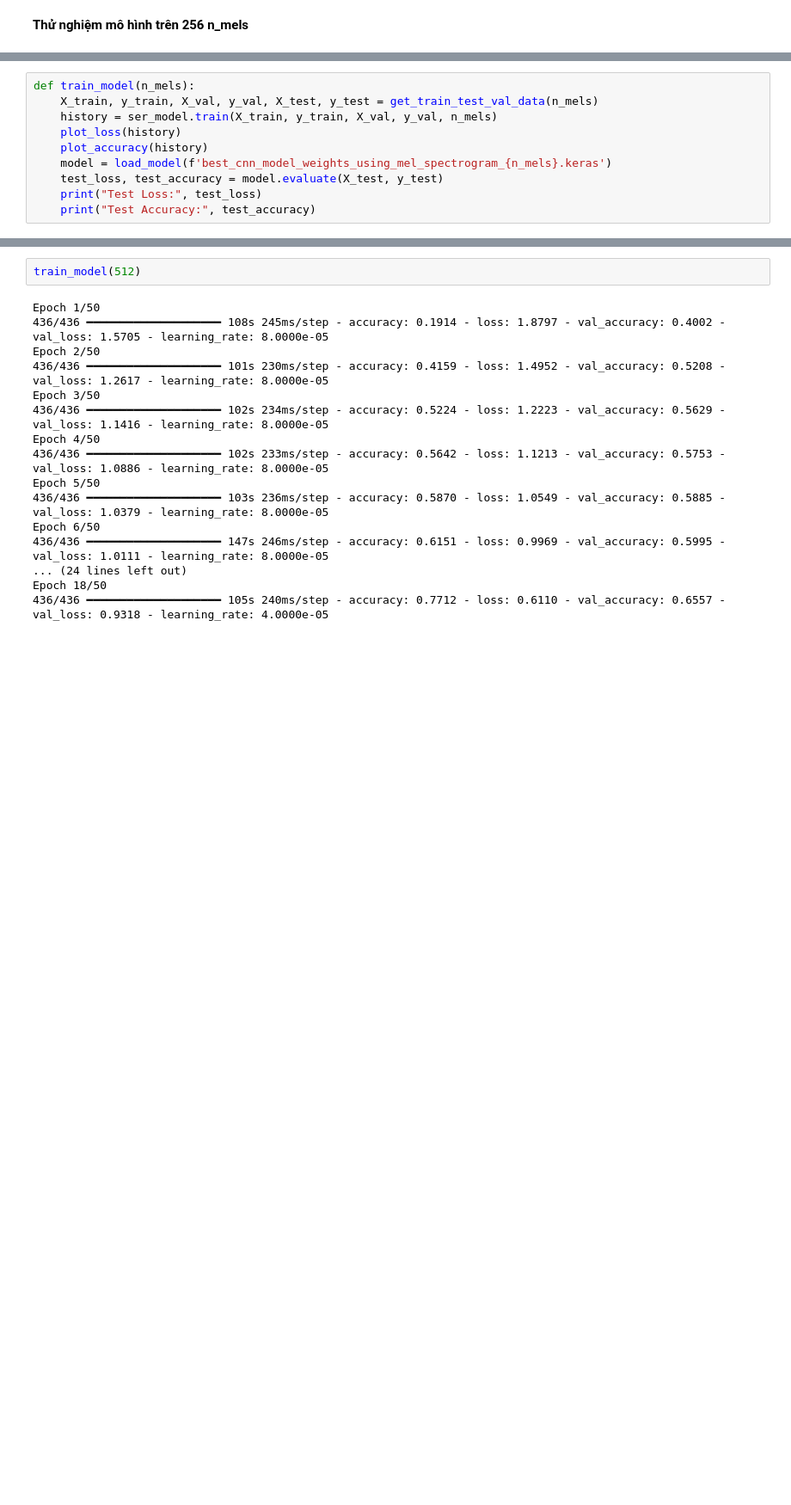
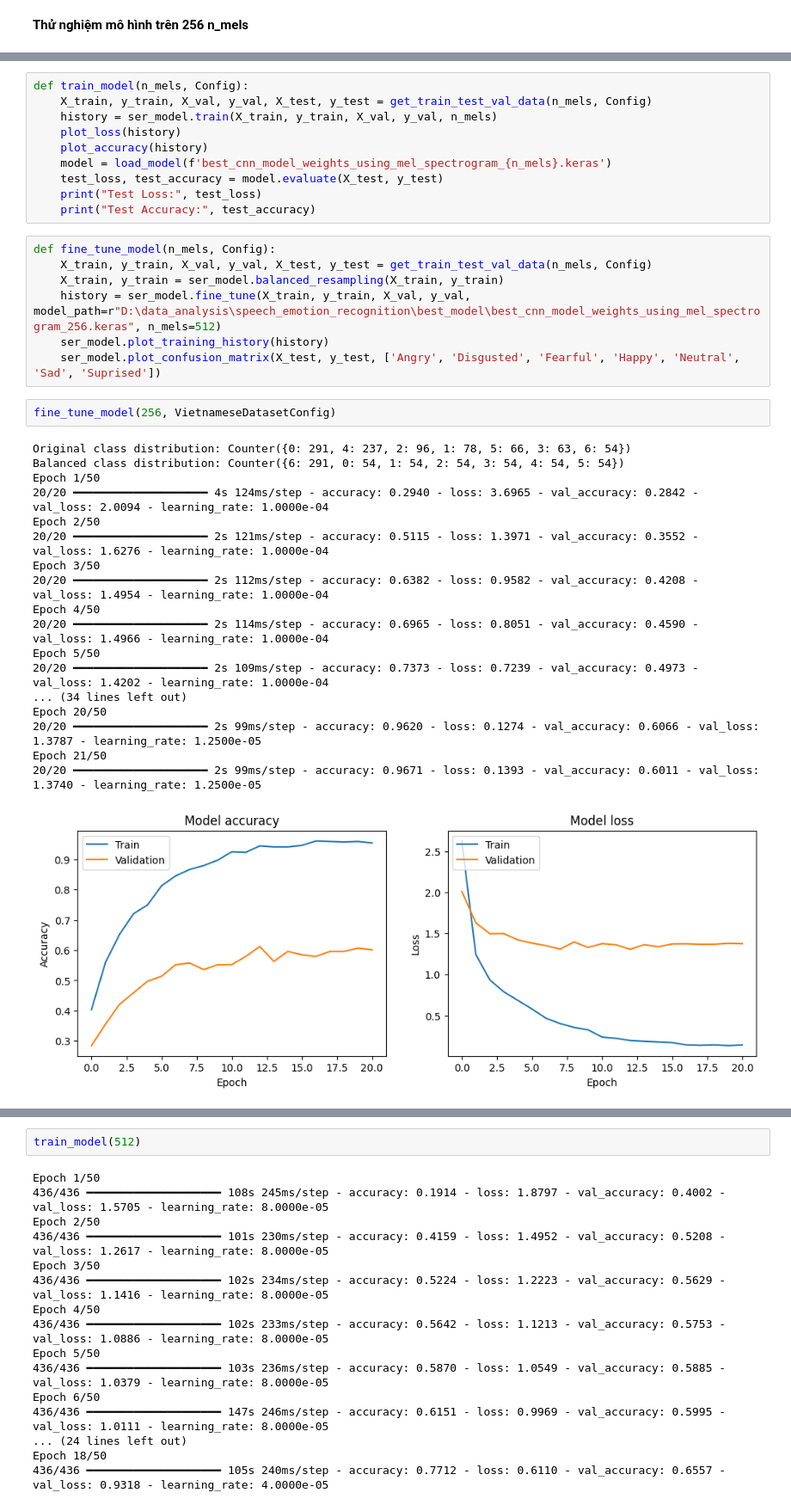
Before and after one commit to trucni2005/Speech-Emotion-Recognition, a Jupyter notebook: cnn_model_using_mel_spectrogram_test.ipynb, the cells around one changed output, grey strips where cells are left out. Shown at 86% size. Cells and saved outputs as stored; diff of their text form; blank space fills up the shorter version.

```diff
--- a/cnn_model_using_mel_spectrogram_test.ipynb
+++ b/cnn_model_using_mel_spectrogram_test.ipynb
@@ -72,8 +72,8 @@ def get_train_test_val_data(n_mels):
     X_test, y_test = ser_model.process_data(test_path)
     return X_train, y_train, X_val, y_val, X_test, y_test
 # %%
-def train_model(n_mels):
-    X_train, y_train, X_val, y_val, X_test, y_test = get_train_test_val_data(n_mels)
+def train_model(n_mels, Config):
+    X_train, y_train, X_val, y_val, X_test, y_test = get_train_test_val_data(n_mels, Config)
     history = ser_model.train(X_train, y_train, X_val, y_val, n_mels)
     plot_loss(history)
     plot_accuracy(history)
@@ -81,3 +81,31 @@ def train_model(n_mels):
     test_loss, test_accuracy = model.evaluate(X_test, y_test)
     print("Test Loss:", test_loss)
     print("Test Accuracy:", test_accuracy)
+# %%
+def fine_tune_model(n_mels, Config):
+    X_train, y_train, X_val, y_val, X_test, y_test = get_train_test_val_data(n_mels, Config)
+    X_train, y_train = ser_model.balanced_resampling(X_train, y_train)
+    history = ser_model.fine_tune(X_train, y_train, X_val, y_val, model_path=r"D:\data_analysis\speech_emotion_recognition\best_model\best_cnn_model_weights_using_mel_spectrogram_256.keras", n_mels=512)
+    ser_model.plot_training_history(history)
+    ser_model.plot_confusion_matrix(X_test, y_test, ['Angry', 'Disgusted', 'Fearful', 'Happy', 'Neutral', 'Sad', 'Suprised'])
+# %%
+fine_tune_model(256, VietnameseDatasetConfig)
+# %% [output]
+Original class distribution: Counter({0: 291, 4: 237, 2: 96, 1: 78, 5: 66, 3: 63, 6: 54})
+Balanced class distribution: Counter({6: 291, 0: 54, 1: 54, 2: 54, 3: 54, 4: 54, 5: 54})
+Epoch 1/50
+20/20 ━━━━━━━━━━━━━━━━━━━━ 4s 124ms/step - accuracy: 0.2940 - loss: 3.6965 - val_accuracy: 0.2842 - val_loss: 2.0094 - learning_rate: 1.0000e-04
+Epoch 2/50
+20/20 ━━━━━━━━━━━━━━━━━━━━ 2s 121ms/step - accuracy: 0.5115 - loss: 1.3971 - val_accuracy: 0.3552 - val_loss: 1.6276 - learning_rate: 1.0000e-04
+Epoch 3/50
+20/20 ━━━━━━━━━━━━━━━━━━━━ 2s 112ms/step - accuracy: 0.6382 - loss: 0.9582 - val_accuracy: 0.4208 - val_loss: 1.4954 - learning_rate: 1.0000e-04
+Epoch 4/50
+20/20 ━━━━━━━━━━━━━━━━━━━━ 2s 114ms/step - accuracy: 0.6965 - loss: 0.8051 - val_accuracy: 0.4590 - val_loss: 1.4966 - learning_rate: 1.0000e-04
+Epoch 5/50
+20/20 ━━━━━━━━━━━━━━━━━━━━ 2s 109ms/step - accuracy: 0.7373 - loss: 0.7239 - val_accuracy: 0.4973 - val_loss: 1.4202 - learning_rate: 1.0000e-04
+... (34 lines left out)
+Epoch 20/50
+20/20 ━━━━━━━━━━━━━━━━━━━━ 2s 99ms/step - accuracy: 0.9620 - loss: 0.1274 - val_accuracy: 0.6066 - val_loss: 1.3787 - learning_rate: 1.2500e-05
+Epoch 21/50
+20/20 ━━━━━━━━━━━━━━━━━━━━ 2s 99ms/step - accuracy: 0.9671 - loss: 0.1393 - val_accuracy: 0.6011 - val_loss: 1.3740 - learning_rate: 1.2500e-05
+[figure, added]
```
Also changed, not shown: parts of 9 cells of this notebook, 54 other files.
